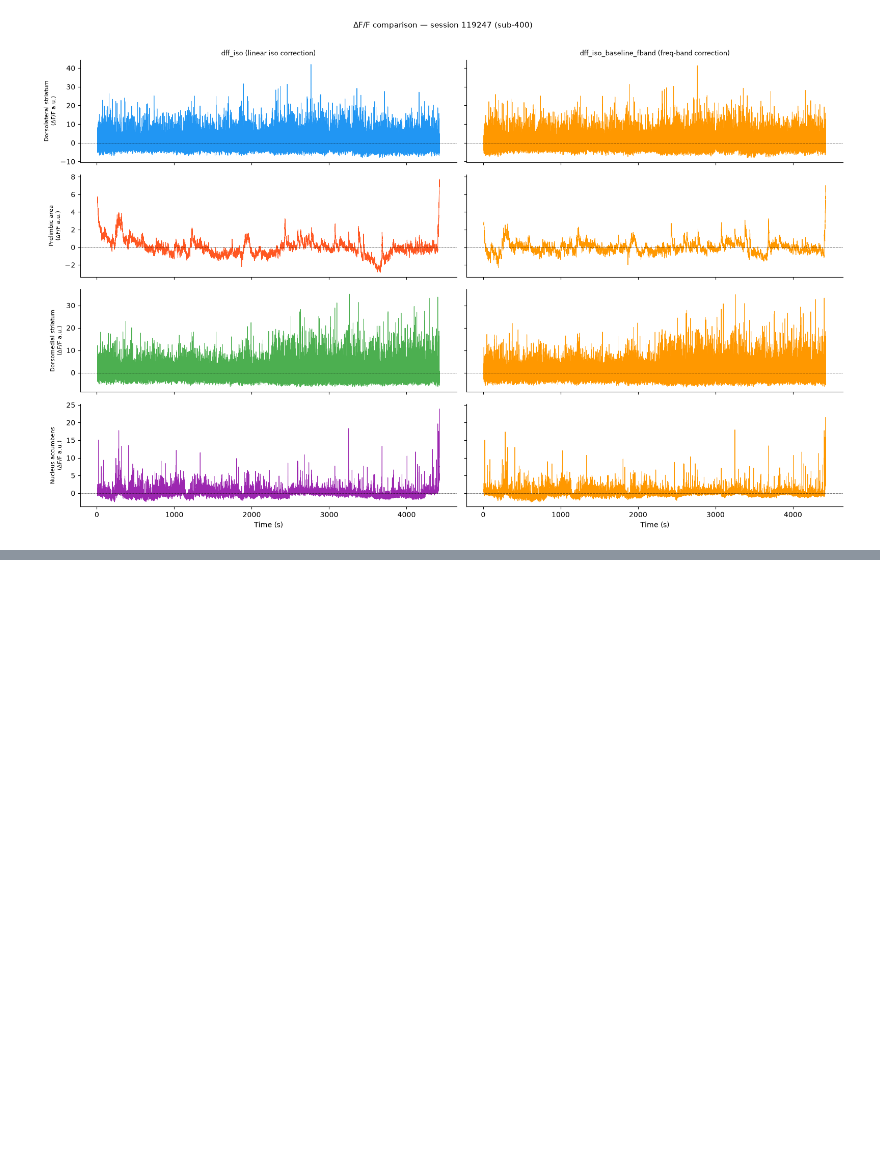
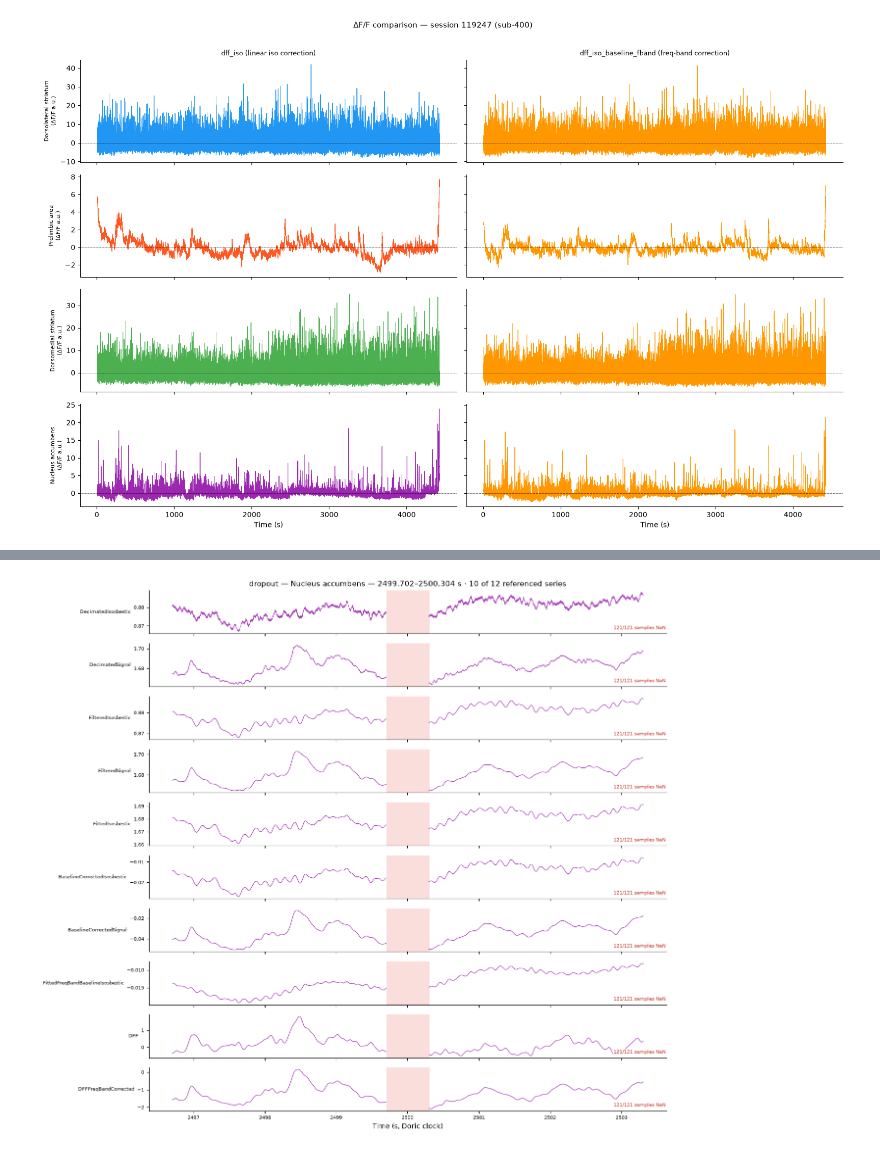
Before and after one commit to catalystneuro/hanks-lab-to-nwb, a Jupyter notebook: src/hanks_lab_to_nwb/tutorials/processed_fp_demo.ipynb, the cells around one changed output, grey strips where cells are left out. Drawn from its saved outputs; the diff is of its cells as text; code cells hidden in the pictures; blank space fills up the shorter version.

Commit message:
Add section for Artifact intervals

```diff
--- a/src/hanks_lab_to_nwb/tutorials/processed_fp_demo.ipynb
+++ b/src/hanks_lab_to_nwb/tutorials/processed_fp_demo.ipynb
@@ -289,0 +309,15 @@ plt.show()
+# %%
+artifacts = nwb.intervals["fiber_photometry_artifacts_intervals"]
+artifacts_df = artifacts.to_dataframe()
+
+print(f"{len(artifacts_df)} artifact intervals\n")
+print(artifacts_df[["start_time", "stop_time", "location", "artifact_type"]].to_string())
+
+# The MeaningsTable documents every possible artifact_type — including ones this session
+# never produced, which a per-row description column could not do.
+meanings = artifacts.get_meanings_for_column("artifact_type")
+print(f"\n{meanings.name}:")
+for _, m in meanings.to_dataframe().iterrows():
+    seen = (artifacts_df["artifact_type"] == m["value"]).sum()
+    print(f"\n  {m['value']}  ({seen} row{'' if seen == 1 else 's'} in this session)")
+    print(f"    {m['meaning']}")
@@ -289,0 +362,62 @@ plt.show()
+# %%
+def region_column(series, location):
+    """Column index of `location` within `series`, from that series' own table region."""
+    rows = list(series.fiber_photometry_table_region.data[:])
+    return [fp_df.iloc[i]["location"] for i in rows].index(location)
+
+
+# Take the first dropout and follow every one of its references.
+row = artifacts_df[artifacts_df["artifact_type"] == "dropout"].iloc[0]
+references = {ref.timeseries.name: ref for ref in row["timeseries"]}
+
+# Processing order, so the figure reads top-to-bottom as the pipeline runs.
+# BaselineIsosbestic and BaselineSignal are referenced too, but omitted here: the baseline is
+# low-pass filtered at 0.0005 Hz, so over a window of a few seconds it is a straight line and
+# shows nothing about the artifact.
+STAGE_ORDER = [
+    "FiberPhotometryResponseSeriesDecimatedIsosbestic",
+    "FiberPhotometryResponseSeriesDecimatedSignal",
+    "FiberPhotometryResponseSeriesFilteredIsosbestic",
+    "FiberPhotometryResponseSeriesFilteredSignal",
+    "FiberPhotometryResponseSeriesFittedIsosbestic",
+    "FiberPhotometryResponseSeriesBaselineCorrectedIsosbestic",
+    "FiberPhotometryResponseSeriesBaselineCorrectedSignal",
+    "FiberPhotometryResponseSeriesFittedFreqBandBaselineIsosbestic",
+    "FiberPhotometryResponseSeriesDFF",
+    "FiberPhotometryResponseSeriesDFFFreqBandCorrected",
+]
+stages = [n for n in STAGE_ORDER if n in references]
+PAD_S = 3.0
+
+fig, axes = plt.subplots(len(stages), 1, figsize=(13, 1.15 * len(stages)), sharex=True)
+for ax, name in zip(axes, stages):
+    ref = references[name]
+    series = ref.timeseries
+    col = region_column(series, row["location"])
+    times = series.get_timestamps()
+    window = (times >= row["start_time"] - PAD_S) & (times <= row["stop_time"] + PAD_S)
+
+    ax.plot(times[window], np.asarray(series.data[:, col])[window],
+            lw=0.8, color=SIGNAL_COLOR.get(row["location"], "steelblue"))
+    ax.axvspan(row["start_time"], row["stop_time"], color="#e74c3c", alpha=0.18, lw=0)
+
+    # The reference resolves straight to the samples inside the window; how many of them are
+    # NaN is a property of the source data, not of anything the conversion did.
+    snippet = np.asarray(series.data[ref.idx_start:ref.idx_start + ref.count, col])
+    n_nan = int(np.isnan(snippet).sum())
+    ax.text(0.998, 0.10, f"{n_nan}/{ref.count} samples NaN", transform=ax.transAxes,
+            ha="right", fontsize=7.5, color="#c0392b" if n_nan else "#1e7a46",
+            bbox=dict(boxstyle="round,pad=0.15", fc="white", ec="none", alpha=0.75))
+    ax.set_ylabel(name.replace("FiberPhotometryResponseSeries", ""), fontsize=7, rotation=0,
+                  ha="right", va="center")
+    ax.tick_params(labelsize=7)
+    ax.spines[["top", "right"]].set_visible(False)
+
+axes[-1].set_xlabel("Time (s, Doric clock)")
+axes[0].set_title(f"{row['artifact_type']} — {row['location']} — "
+                  f"{row['start_time']:.3f}–{row['stop_time']:.3f} s "
+                  f"· {len(stages)} of {len(row['timeseries'])} referenced series", fontsize=11)
+fig.tight_layout()
+plt.show()
+# %% [output]
+[figure, added]
```
Also changed, not shown: parts of 7 cells of this notebook.
